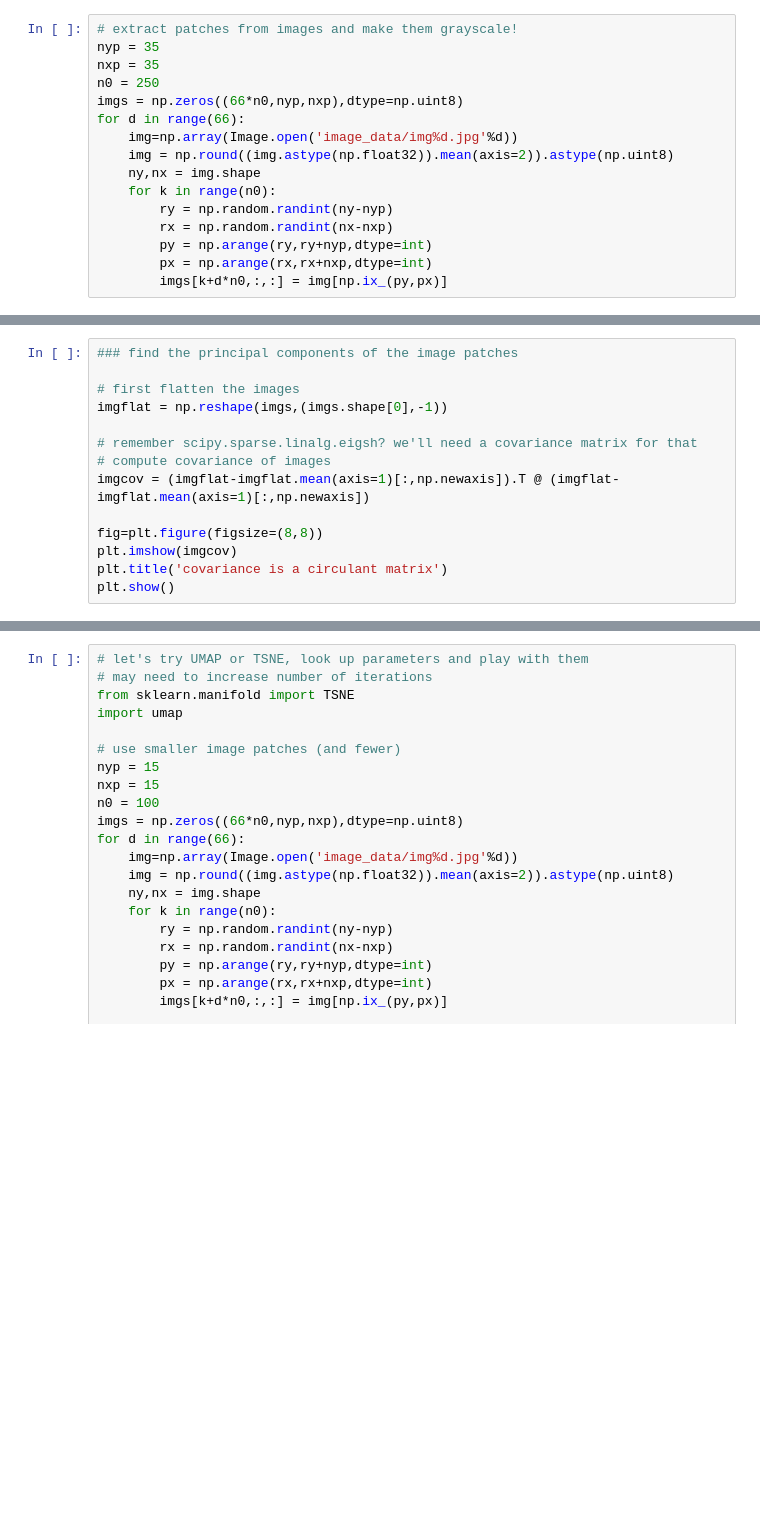
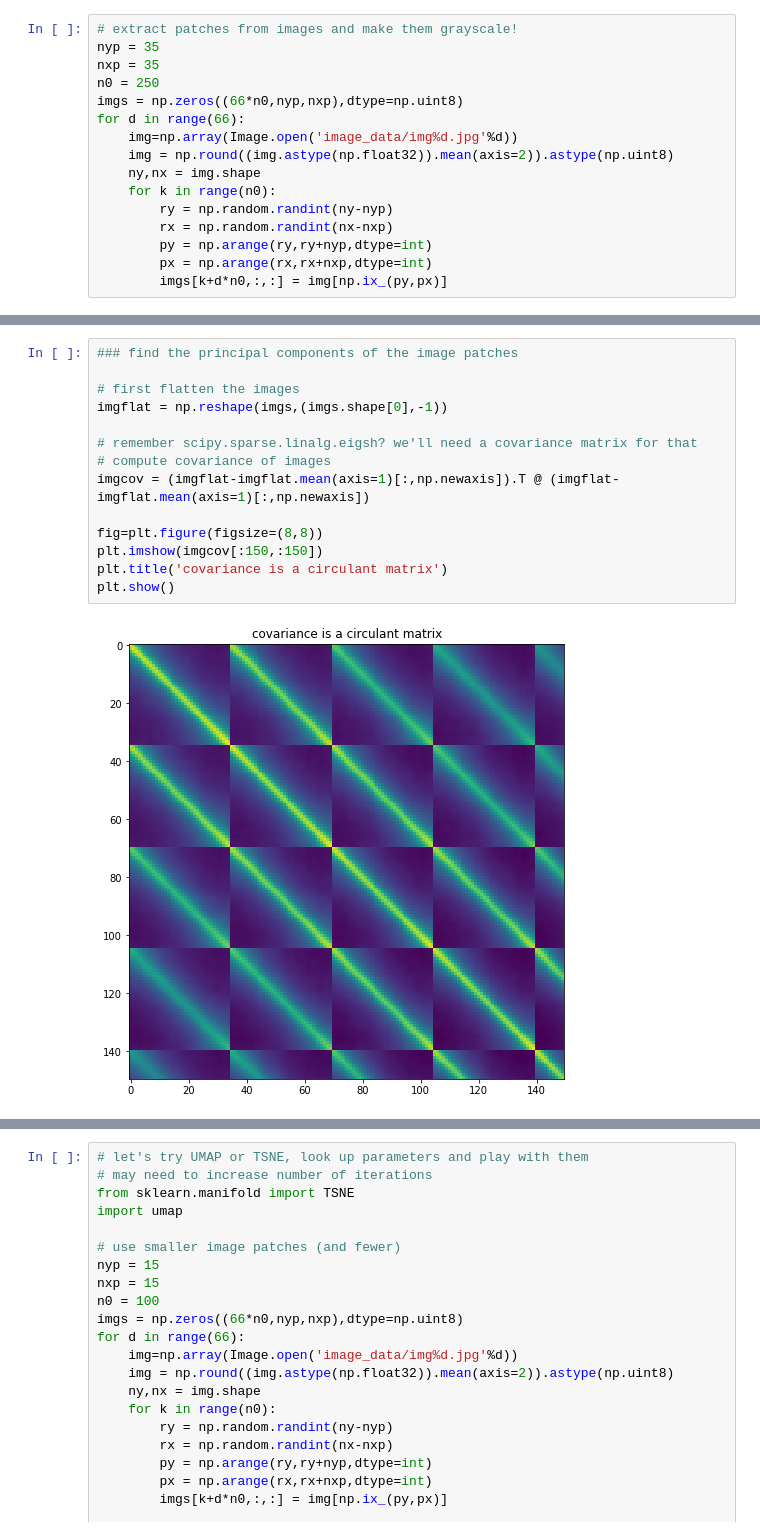
Before and after one commit to JaneliaMLCourse/JaneliaMLCourse, a Jupyter notebook: lecture_5/lecture5_tutorial.ipynb, the cells around one changed output, grey strips where cells are left out. Cells and saved outputs as stored; diff of their text form; blank space fills up the shorter version.

```diff
--- a/lecture_5/lecture5_tutorial.ipynb
+++ b/lecture_5/lecture5_tutorial.ipynb
@@ -55,16 +68,18 @@ for n in range(100):
 # %%
 ### find the principal components of the image patches
 
 # first flatten the images
 imgflat = np.reshape(imgs,(imgs.shape[0],-1))
 
 # remember scipy.sparse.linalg.eigsh? we'll need a covariance matrix for that
 # compute covariance of images
 imgcov = (imgflat-imgflat.mean(axis=1)[:,np.newaxis]).T @ (imgflat-imgflat.mean(axis=1)[:,np.newaxis])
 
 fig=plt.figure(figsize=(8,8))
-plt.imshow(imgcov)
+plt.imshow(imgcov[:150,:150])
 plt.title('covariance is a circulant matrix')
 plt.show()
+# %% [output]
+[figure, added]
 # %%
 ### compute eigenvectors
```
Also changed, not shown: parts of 12 cells of this notebook, 3 other files.
